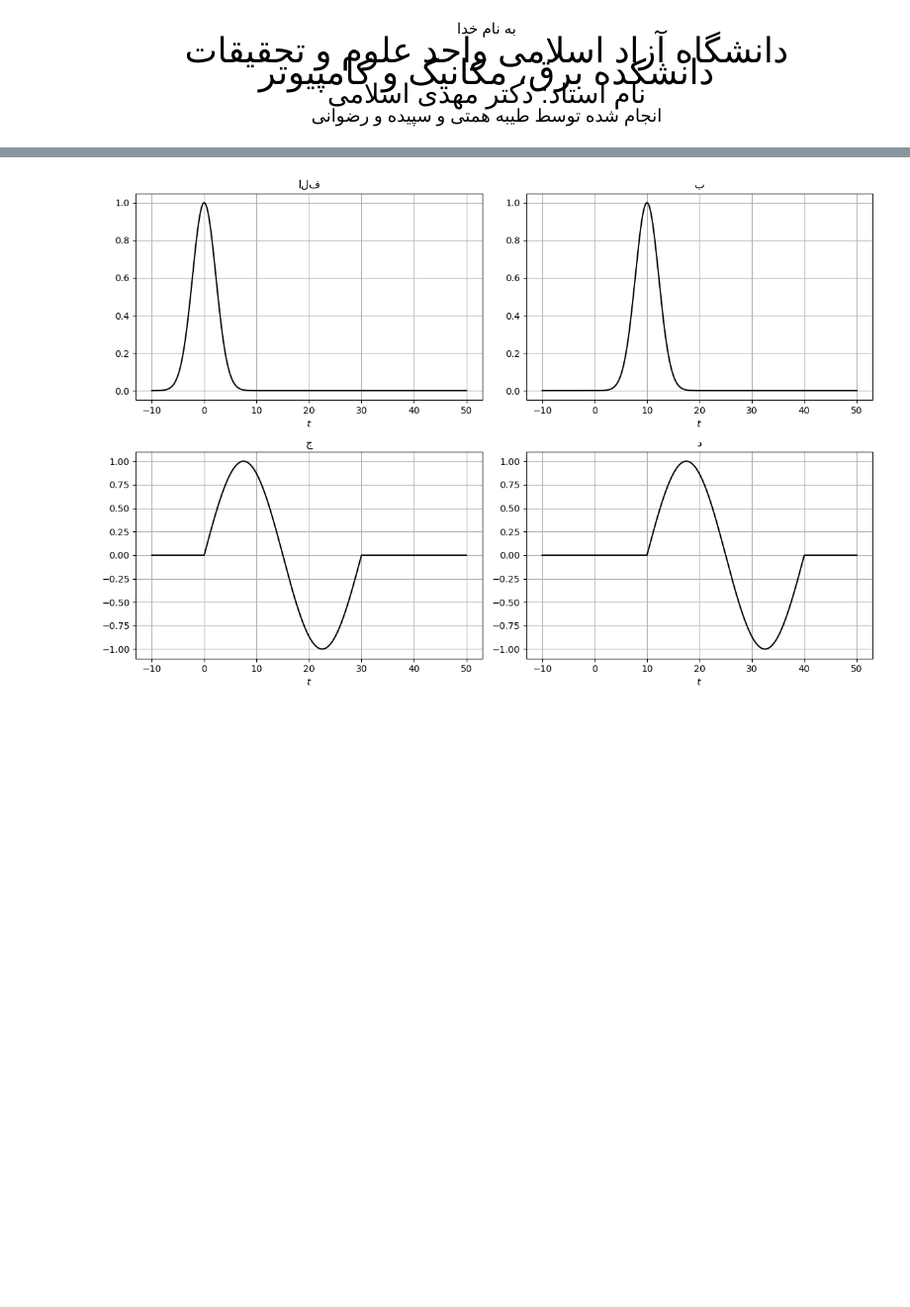
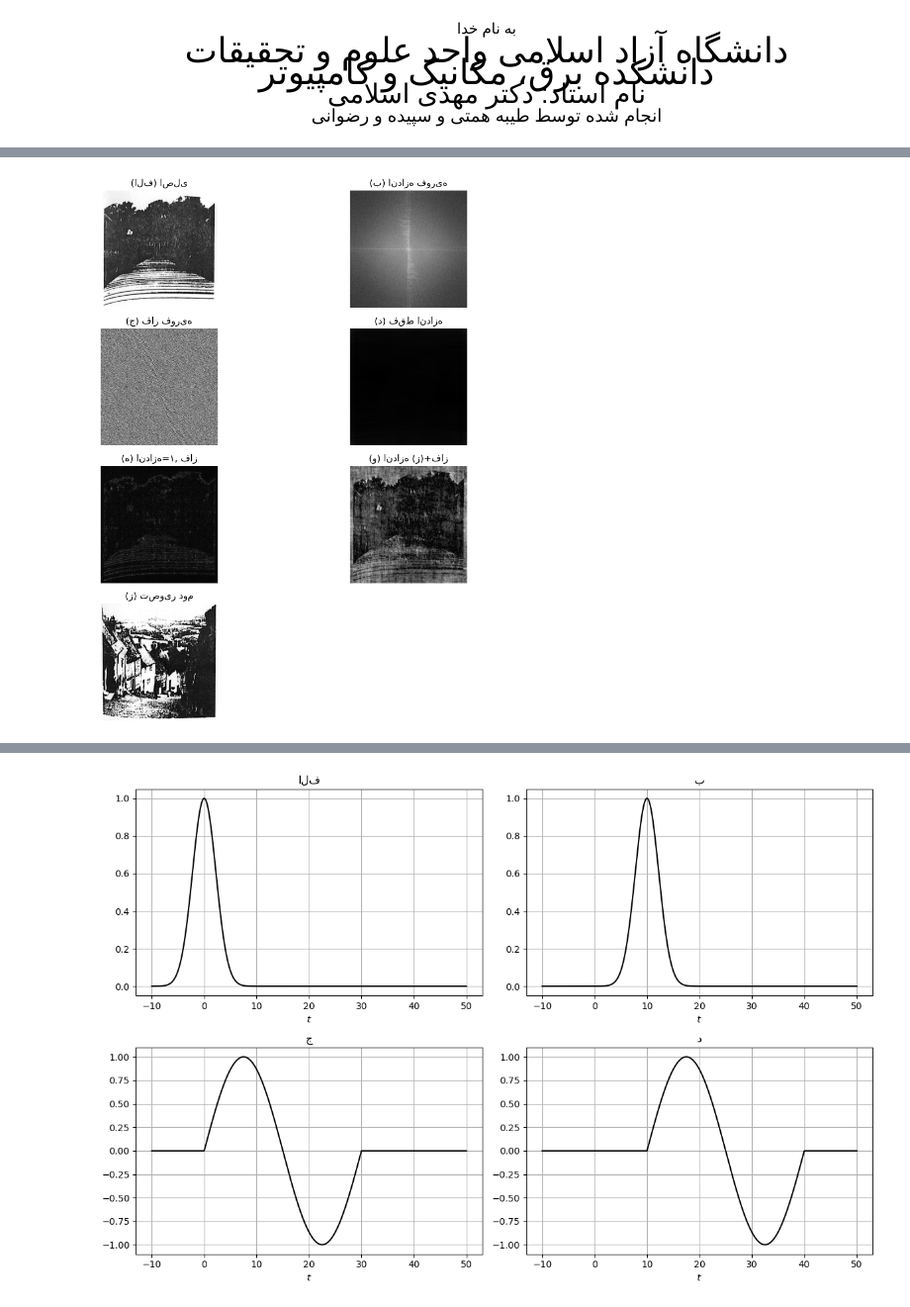
Before and after one commit to tayebehemati/DSP, a Jupyter notebook: ch6-page(383 to 394).ipynb, the cells around one changed output, grey strips where cells are left out. Shown at 99% size. Cells and saved outputs as stored; diff of their text form; code cells hidden in the pictures; blank space fills up the shorter version.

```diff
--- a/ch6-page(383 to 394).ipynb
+++ b/ch6-page(383 to 394).ipynb
@@ -143,6 +143,70 @@ $$
 </p>
 
 </div>
+# %%
+from urllib.request import urlopen
+from PIL import Image
+import numpy as np
+import matplotlib.pyplot as plt
+
+def read_image_from_url(url):
+    img = Image.open(urlopen(url)).convert('L')
+    img = img.resize((512, 512))
+    return np.array(img)
+
+# لینک‌ها
+url_alpha = 'https://raw.githubusercontent.com/tayebehemati/DSP/c50e285a5201e5c6405a9e711b7ae3d796894724/IMG_0149.jpeg'
+url_z     = 'https://raw.githubusercontent.com/tayebehemati/DSP/0acf61f3be1b43cb8cd97e905c80dcf0526a1bdf/IMG_0156.jpeg'
+
+# خواندن تصاویر
+img  = read_image_from_url(url_alpha)
+img2 = read_image_from_url(url_z)
+
+# تبدیل فوریه
+f       = np.fft.fft2(img)
+fshift  = np.fft.fftshift(f)
+magnitude = np.abs(fshift)
+phase     = np.angle(fshift)
+
+# (ج) فقط فاز
+only_phase = np.abs(
+    np.fft.ifft2(np.fft.ifftshift(np.exp(1j * phase)))
+)
+
+# (د) فقط اندازه (فاز صفر)
+only_magnitude = np.abs(
+    np.fft.ifft2(np.fft.ifftshift(magnitude))
+)
+
+# (ه) اندازه=۱، فاز=اصل
+recon_mag1_phase = np.abs(
+    np.fft.ifft2(np.fft.ifftshift(np.exp(1j * phase)))
+)
+
+# (و) فاز (الف) + اندازه (ز)
+f2       = np.fft.fft2(img2)
+f2shift  = np.fft.fftshift(f2)
+magnitude2 = np.abs(f2shift)
+recon_mix  = np.abs(
+    np.fft.ifft2(np.fft.ifftshift(magnitude2 * np.exp(1j * phase)))
+)
+
+# نمایش
+titles = ['(الف) اصلی', '(ب) اندازه فوریه', '(ج) فاز فوریه',
+          '(د) فقط اندازه', '(ه) اندازه=۱, فاز', '(و) اندازه (ز)+فاز', '(ز) تصویر دوم']
+images = [img, np.log1p(magnitude), phase,
+          only_magnitude, recon_mag1_phase, recon_mix, img2]
+
+plt.figure(figsize=(10,10))
+for i in range(7):
+    plt.subplot(4,2,i+1)
+    plt.imshow(images[i], cmap='gray')
+    plt.title(titles[i])
+    plt.axis('off')
+plt.tight_layout()
+plt.show()
+# %% [output]
+[figure, added]
 # %% [markdown]
 <div dir="rtl" style="text-align: right;">
 
```
Also changed, not shown: parts of 3 cells of this notebook.
